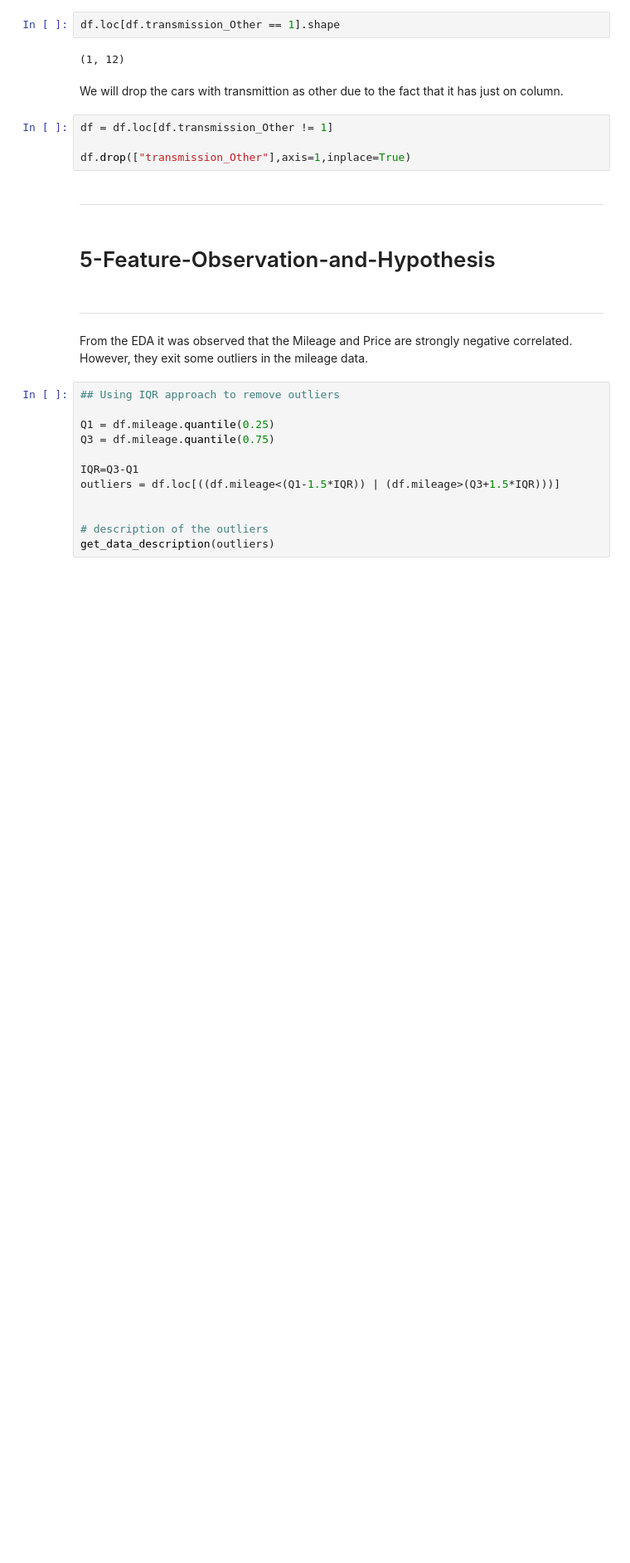
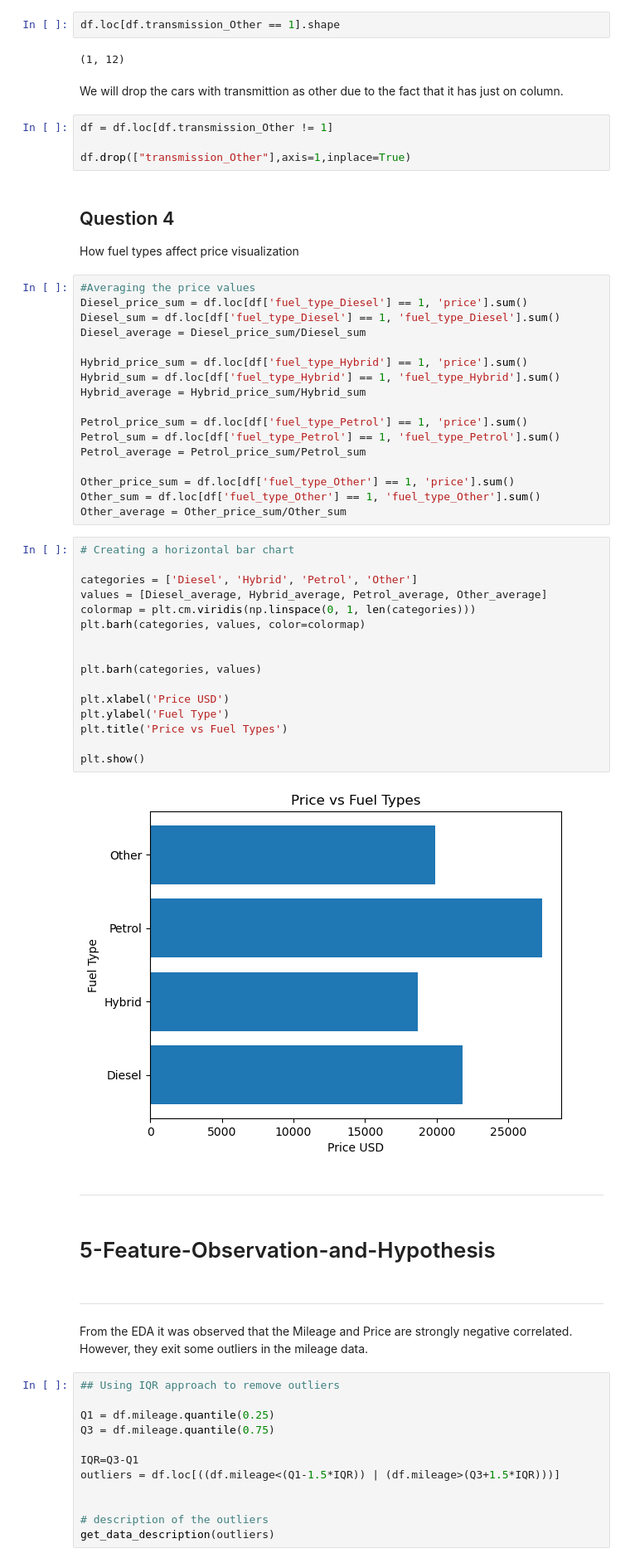
Before and after one commit to Shedinho20/Project01, a Jupyter notebook: Project01.ipynb, the cells around one changed output. Shown at 83% size. Drawn from its saved outputs; the diff is of its cells as text; blank space fills up the shorter version.

```diff
--- a/Project01.ipynb
+++ b/Project01.ipynb
@@ -427,6 +427,45 @@ We will drop the cars with transmittion as other due to the fact that it has jus
 df = df.loc[df.transmission_Other != 1]
 
 df.drop(["transmission_Other"],axis=1,inplace=True)
+# %% [markdown]
+## Question 4
+
+How fuel types affect price visualization
+# %%
+#Averaging the price values
+Diesel_price_sum = df.loc[df['fuel_type_Diesel'] == 1, 'price'].sum()
+Diesel_sum = df.loc[df['fuel_type_Diesel'] == 1, 'fuel_type_Diesel'].sum()
+Diesel_average = Diesel_price_sum/Diesel_sum
+
+Hybrid_price_sum = df.loc[df['fuel_type_Hybrid'] == 1, 'price'].sum()
+Hybrid_sum = df.loc[df['fuel_type_Hybrid'] == 1, 'fuel_type_Hybrid'].sum()
+Hybrid_average = Hybrid_price_sum/Hybrid_sum
+
+Petrol_price_sum = df.loc[df['fuel_type_Petrol'] == 1, 'price'].sum()
+Petrol_sum = df.loc[df['fuel_type_Petrol'] == 1, 'fuel_type_Petrol'].sum()
+Petrol_average = Petrol_price_sum/Petrol_sum
+
+Other_price_sum = df.loc[df['fuel_type_Other'] == 1, 'price'].sum()
+Other_sum = df.loc[df['fuel_type_Other'] == 1, 'fuel_type_Other'].sum()
+Other_average = Other_price_sum/Other_sum
+# %%
+# Creating a horizontal bar chart
+
+categories = ['Diesel', 'Hybrid', 'Petrol', 'Other']
+values = [Diesel_average, Hybrid_average, Petrol_average, Other_average]
+colormap = plt.cm.viridis(np.linspace(0, 1, len(categories)))
+plt.barh(categories, values, color=colormap)
+
+
+plt.barh(categories, values)
+
+plt.xlabel('Price USD')
+plt.ylabel('Fuel Type')
+plt.title('Price vs Fuel Types')
+
+plt.show()
+# %% [output]
+[figure, added]
 # %% [markdown]
 ____
 # %% [markdown]
```
Also changed, not shown: parts of 9 cells of this notebook, 6 other files.
